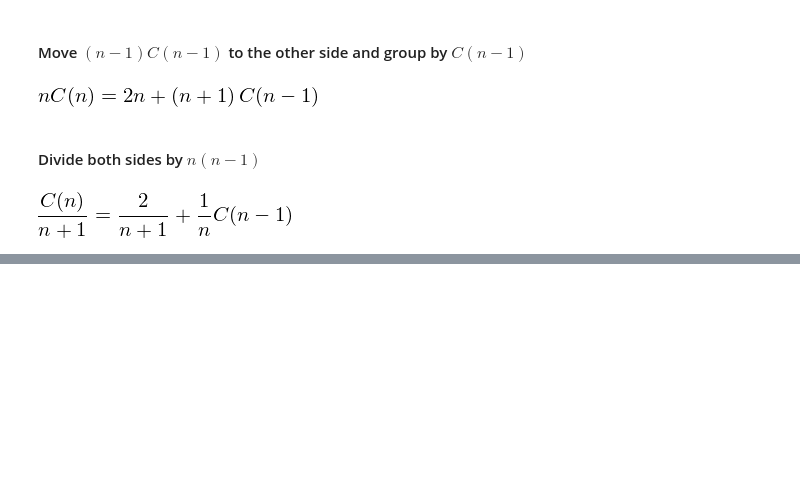
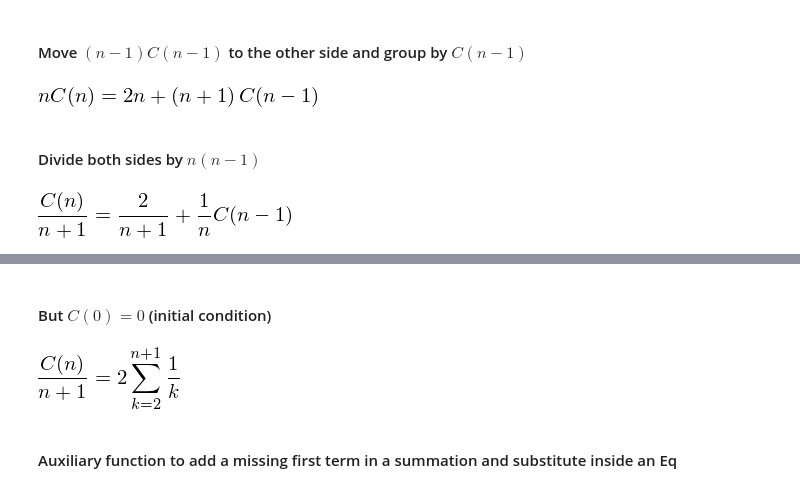
Before and after one commit to oddlord/uni, a Jupyter notebook: Progetto PAA.ipynb, the cells around one changed output, grey strips where cells are left out. Drawn from its saved outputs; the diff is of its cells as text; code cells hidden in the pictures; blank space fills up the shorter version.

```diff
--- a/Progetto PAA.ipynb
+++ b/Progetto PAA.ipynb
@@ -167,0 +187,9 @@ div_rec
+# %% [markdown]
+#### But $C(0)=0$ (initial condition)
+# %%
+div_rec_final2 = div_rec_final.subs(C_fun(0), 0).factor()
+div_rec_final2
+# %% [output]
+[figure, added]
+# %% [markdown]
+#### Auxiliary function to add a missing first term in a summation and substitute inside an Eq
```
Also changed, not shown: parts of 13 cells of this notebook.
